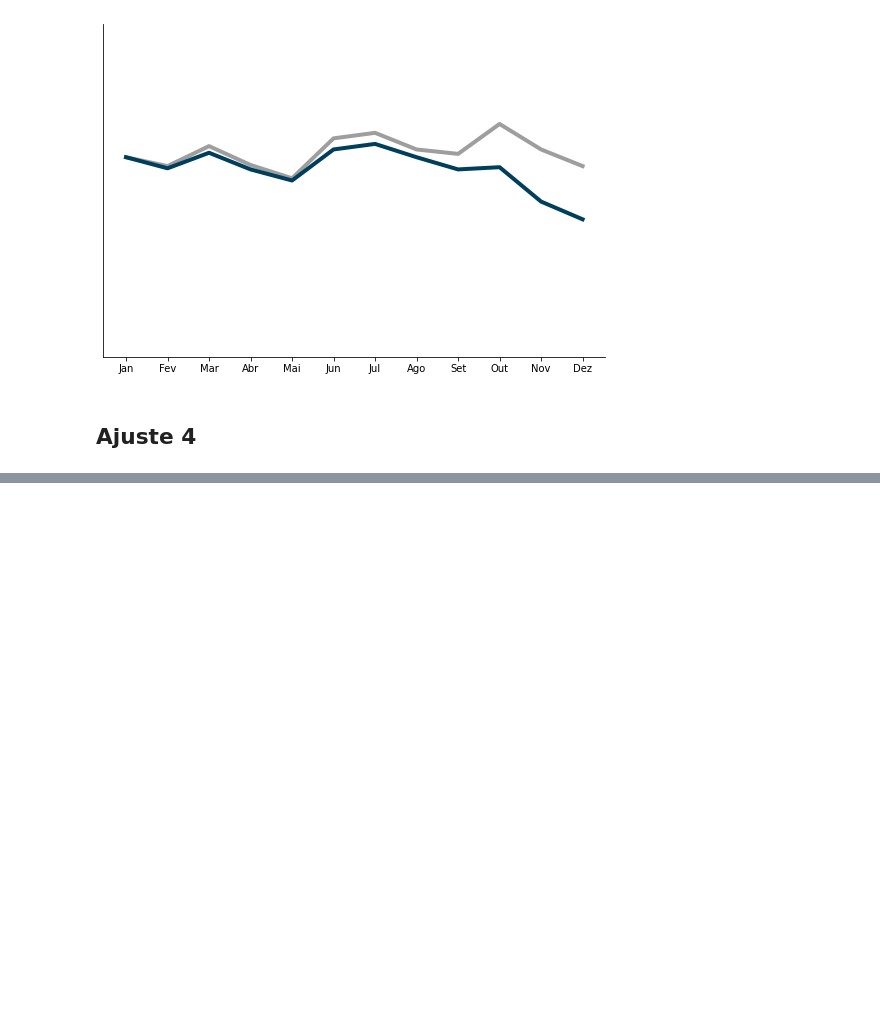
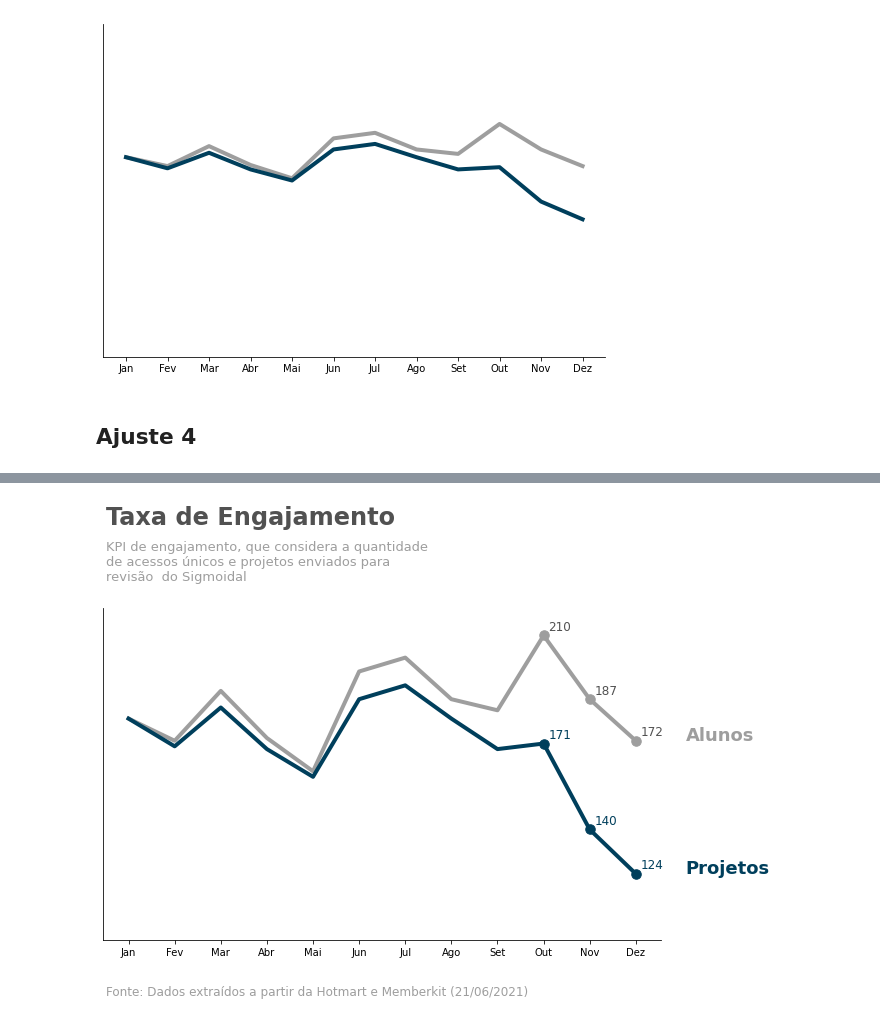
Before and after one commit to JhonnyLimachi/Sigmoidal, a Jupyter notebook: 23_Data_Storytelling_(Gráfico_de_Linhas).ipynb, the cells around one changed output, grey strips where cells are left out. Cells and saved outputs as stored; diff of their text form; code cells hidden in the pictures; blank space fills up the shorter version.

```diff
--- a/23_Data_Storytelling_(Gráfico_de_Linhas).ipynb
+++ b/23_Data_Storytelling_(Gráfico_de_Linhas).ipynb
@@ -158,0 +232,88 @@ WARNING:matplotlib.font_manager:findfont: Font family 'Arial' not found.
+# %%
+print("\n\n\n\n")
+
+# definindo a figura
+fig, ax = plt.subplots(figsize=(10,6), dpi=72, )
+
+# plots das linhas
+ax.plot(range(12), alunos, color=CINZA, linewidth=4)
+ax.plot(range(12), projetos, color=AZUL, linewidth=4)
+
+# plots dos scatter plots
+ax.scatter(range(12)[-3:], alunos[-3:], s=90, color=CINZA, clip_on=False)
+ax.scatter(range(12)[-3:], projetos[-3:], s=90, color=AZUL, clip_on=False)
+
+# anotações nos pontos de scatter
+for i, j in enumerate(alunos[-3:]):
+    ax.annotate(
+        j,
+        xy=(i+9, j),
+        xytext=(5, 5),
+        textcoords='offset points',
+        color=CINZA_TEXTO,
+        fontsize=12,
+        fontweight='medium'
+    )
+
+for i, j in enumerate(projetos[-3:]):
+    ax.annotate(
+        j,
+        xy=(i+9, j),
+        xytext=(5, 5),
+        textcoords='offset points',
+        color=AZUL,
+        fontsize=12,
+        fontweight='medium'
+    )
+
+# legenda no final de cada linha
+ax.annotate(
+    "Alunos",
+    xy=(len(alunos)-1, alunos[-1]),
+    xytext=(50,0),
+    textcoords='offset points',
+    color=CINZA,
+    fontsize=18,
+    fontweight='semibold'
+            )
+
+ax.annotate(
+    "Projetos",
+    xy=(len(projetos)-1, projetos[-1]),
+    xytext=(50,0),
+    textcoords='offset points',
+    color=AZUL,
+    fontsize=18,
+    fontweight='semibold'
+            )
+
+# remover spines da direita e superior
+ax.spines['right'].set_visible(False)
+ax.spines['top'].set_visible(False)
+
+# mudar range do eixo y
+ax.set_ylim(100, 220)
+
+# remover yticks e yticklabels
+ax.set_yticklabels(labels=[], visible=False)
+ax.set_yticks(ticks=[])
+
+# configurar xticks (colocar tocos ticks de 12 meses)
+ax.set_xticks(ticks=range(12))
+ax.set_xticklabels(labels=X)
+
+# title
+ax.text(-0.5, 250,'Taxa de Engajamento', fontsize=24, color=CINZA_TEXTO, fontweight='bold')
+ax.text(-0.5, 230,'KPI de engajamento, que considera a quantidade\nde acessos únicos e projetos enviados para\nrevisão  do Sigmoidal', fontsize=13, color=CINZA)
+
+# rodapé
+ax.text(
+    -0.5,
+    80,
+    "Fonte: Dados extraídos a partir da Hotmart e Memberkit (21/06/2021)",
+    fontsize=12, color=CINZA
+    )
+
+# exibir grafico
+plt.show()
+# %% [output]
@@ -158,0 +354 @@ WARNING:matplotlib.font_manager:findfont: Font family 'Arial' not found.
+[figure, added]
```
Also changed, not shown: parts of 3 cells of this notebook.
